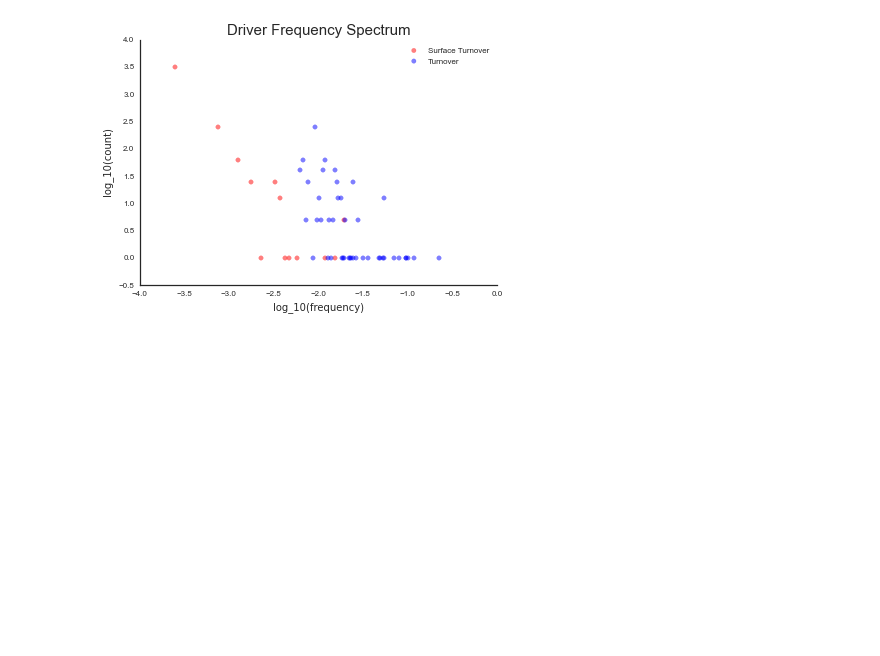
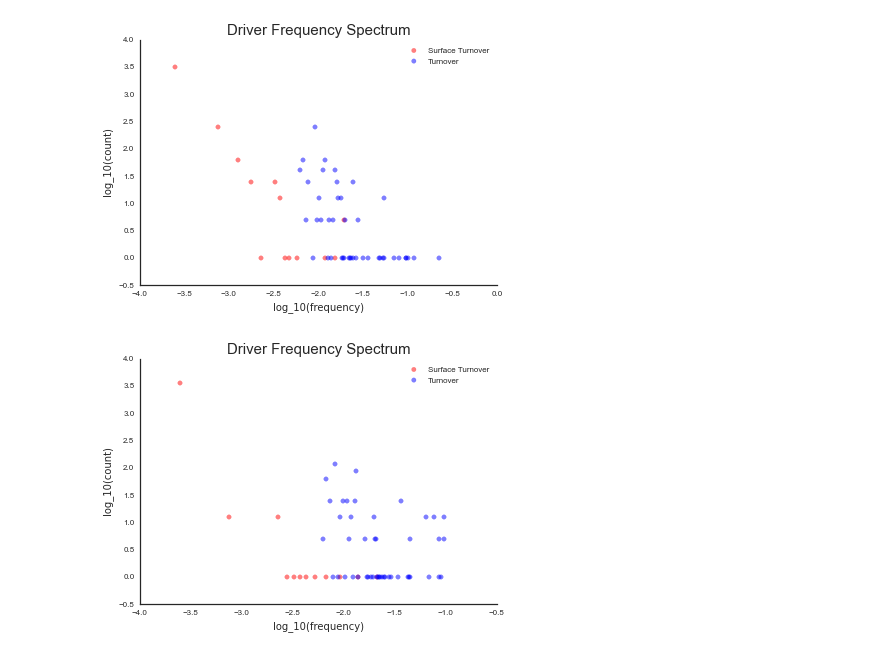
Before and after one commit to zafarali/tumorheterogeneity, a Jupyter notebook: frequencySpectraPlot.ipynb, the cells around one changed output. Saved outputs shown, nothing was run; the diff lists cells and outputs as text; code cells hidden in the pictures; blank space fills up the shorter version.

```diff
--- a/frequencySpectraPlot.ipynb
+++ b/frequencySpectraPlot.ipynb
@@ -112,3 +112,41 @@ plt.savefig('test.svg', dpi=300)
 plt.savefig('test.png', dpi=300)
 # %% [output]
 [figure]
+# %%
+d101 = pd.read_csv('./Jul5/1_0_1_outs_2/drv_PMs_2_0.dat',sep=' ', names=['Num', 'SNP', 'abundancy'])
+d111 = pd.read_csv('./Jul5/1_1_1_outs_2/drv_PMs_2_0.dat', sep=' ', names=['Num', 'SNP', 'abundancy'])
+# plt.figure(figsize=(5,5.5))
+plt.figure()
+y1,x1 = np.histogram(d111.abundancy, bins=np.linspace(0,0.25,num=500))
+y2,x2 = np.histogram(d101.abundancy, bins=np.linspace(0,0.25,num=500))
+def neighbour_iterator(arr):
+    index = 0
+    while index < len(arr)-1:
+        yield (arr[index], arr[index+1])
+        index += 1
+x1_meaned = np.mean(np.array(list(neighbour_iterator(x1))), axis=1)
+x2_meaned = np.mean(np.array(list(neighbour_iterator(x2))), axis=1)
+y1_keep = y1!=0
+y2_keep = y2!=0
+
+x1_plt = np.log10(x1_meaned[y1_keep])
+x2_plt = np.log10(x2_meaned[y2_keep])
+# x1_plt = x1_meaned[y1_keep]
+# x2_plt = x2_meaned[y2_keep]
+y1_plt = np.log(y1[y1_keep])
+y2_plt = np.log(y2[y2_keep])
+
+plt.title('Driver Frequency Spectrum',fontsize=15)
+plt.scatter(x1_plt,y1_plt,color=(1,0,0,0.5), label='Surface Turnover')
+plt.scatter(x2_plt,y2_plt,color=(0,0,1,0.5), label='Turnover')
+# plt.xlabel(r'$log_{10}(\textbf{frequency})$')
+# plt.ylabel(r'$log_{10}(\textbf{count})$')
+plt.xlabel('log_10(frequency)',fontsize=10)
+plt.ylabel('log_10(count)',fontsize=10)
+plt.legend()
+sns.despine()
+plt.savefig('test.pdf', dpi=300)
+plt.savefig('test.svg', dpi=300)
+plt.savefig('test.png', dpi=300)
+# %% [output]
+[figure, added]
```
Also changed, not shown: 5 other files.
